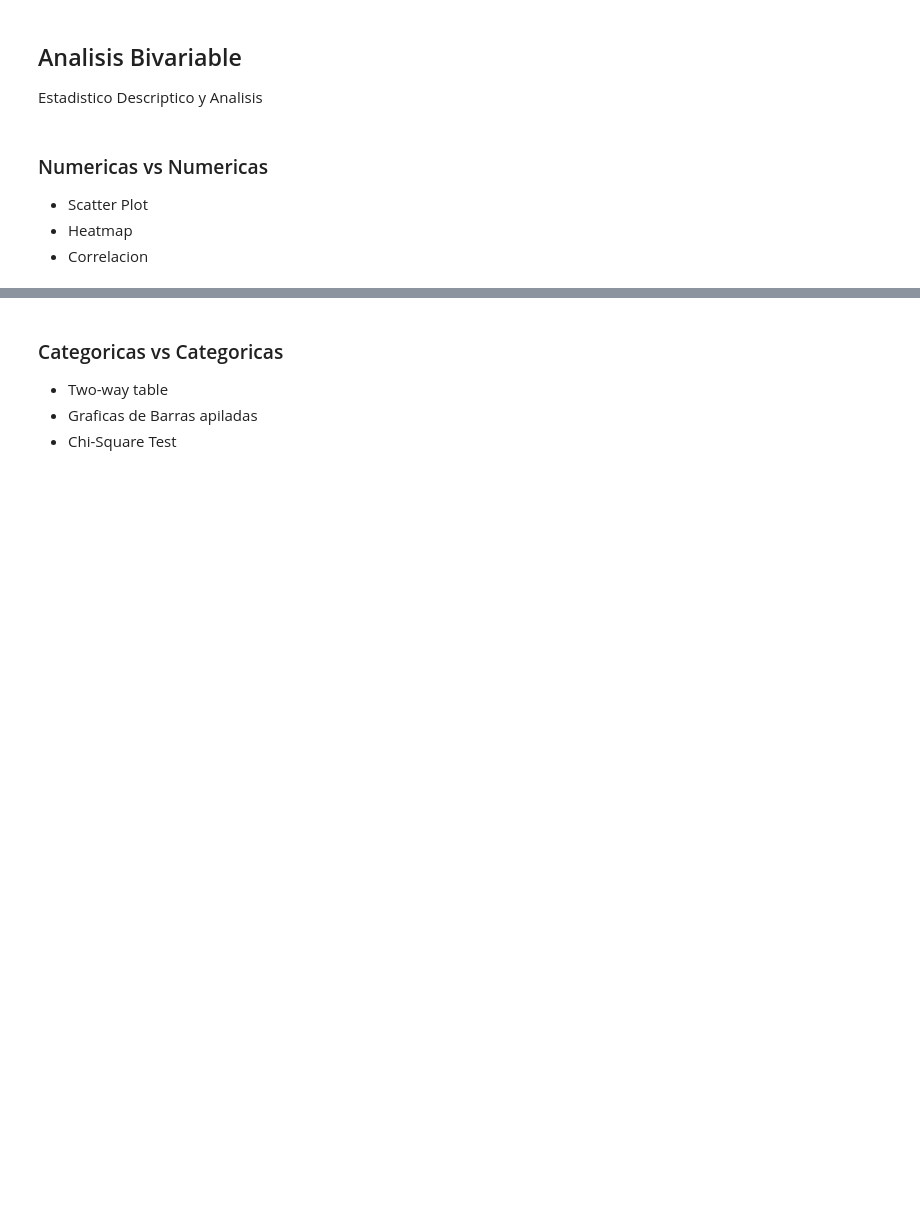
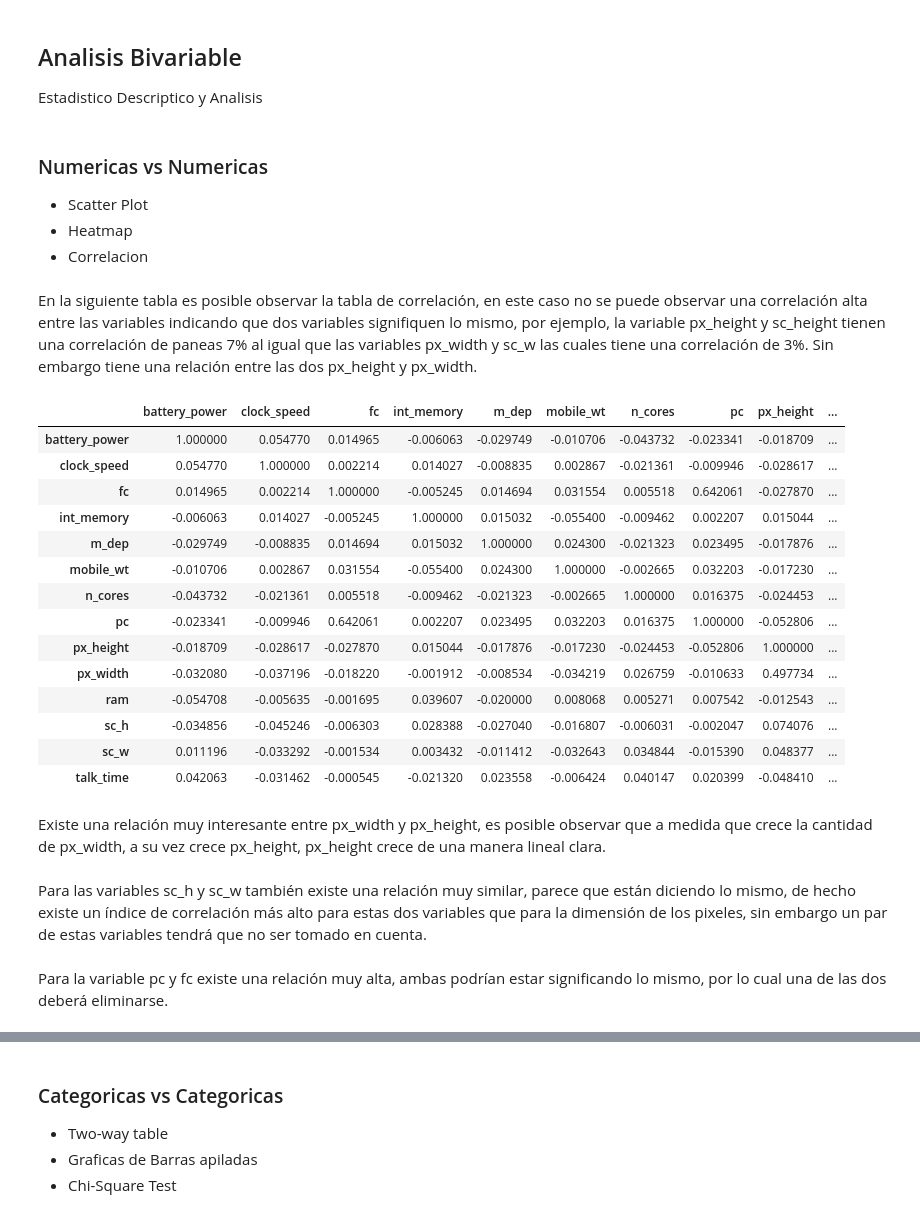
Before and after one commit to felipe9508/phone_price_classification, a Jupyter notebook: notebooks/Plantilla_Trabajo_Final_Datos.ipynb, the cells around one changed output, grey strips where cells are left out. Saved outputs shown, nothing was run; the diff lists cells and outputs as text; code cells hidden in the pictures; blank space fills up the shorter version.

```diff
--- a/notebooks/Plantilla_Trabajo_Final_Datos.ipynb
+++ b/notebooks/Plantilla_Trabajo_Final_Datos.ipynb
@@ -672,3 +676,5 @@ Minimo  | Varianza   |
 Maximo  | Desviacion Estandard |
    .    | Skewness   |
  .      | Kurtosis   |
+# %%
+numeric_columns = ["battery_power", "clock_speed", "fc", "int_memory", "m_dep", "mobile_wt", "n_cores", "pc", "px_height", "px_width", "ram", "sc_h", "sc_w", "talk_time"]
@@ -674,0 +742,5 @@ Maximo  | Desviacion Estandard |
+# %%
+primary_temp_description = data_train[numeric_columns[0]].describe()
+min = primary_temp_description[3]
+data_train.loc[((data_train[numeric_columns[0]] <= min)), [numeric_columns[0]]] = np.nan
+data_train = data_train.dropna()
@@ -677,3 +1032,6 @@ Maximo  | Desviacion Estandard |
 - Numero de elementos por categoria
 - Porcentaje de elementos por categoria
 - Graficos de barras
+# %%
+categorical_columns = list(columns_set - set(numeric_columns))
+categorical_columns.append(numeric_columns[6])
@@ -679,0 +1150,6 @@ Maximo  | Desviacion Estandard |
+# %%
+data_train[categorical_columns[4]].replace('nhbgvfrtd 56gyub', np.nan, inplace=True)
+data_train[categorical_columns[4]].replace('??????', np.nan, inplace=True)
+data_train[categorical_columns[4]].replace('5285988458456.0', np.nan, inplace=True)
+data_train[categorical_columns[4]].replace('-948961565145.0', np.nan, inplace=True)
+data_train[categorical_columns[4]] = data_train[categorical_columns[4]].astype('float')
@@ -685,3 +1234,25 @@ Estadistico Descriptico y Analisis
 - Scatter Plot
 - Heatmap
 - Correlacion
+# %% [markdown]
+En la siguiente tabla es posible observar la tabla de correlación, en este caso no se puede observar una correlación alta entre las variables indicando que dos variables signifiquen lo mismo, por ejemplo, la variable px_height y sc_height tienen una correlación de paneas 7% al igual que las variables px_width y sc_w las cuales tiene una correlación de 3%. Sin embargo tiene una relación entre las dos px_height y px_width.
+# %%
+data_train[numeric_columns].corr()
+# %% [output]
+|  | battery_power | clock_speed | fc | int_memory | m_dep | mobile_wt | n_cores | pc | px_height | ... |
+| battery_power | 1.000000 | 0.054770 | 0.014965 | -0.006063 | -0.029749 | -0.010706 | -0.043732 | -0.023341 | -0.018709 | ... |
+| clock_speed | 0.054770 | 1.000000 | 0.002214 | 0.014027 | -0.008835 | 0.002867 | -0.021361 | -0.009946 | -0.028617 | ... |
+| fc | 0.014965 | 0.002214 | 1.000000 | -0.005245 | 0.014694 | 0.031554 | 0.005518 | 0.642061 | -0.027870 | ... |
+| int_memory | -0.006063 | 0.014027 | -0.005245 | 1.000000 | 0.015032 | -0.055400 | -0.009462 | 0.002207 | 0.015044 | ... |
+| m_dep | -0.029749 | -0.008835 | 0.014694 | 0.015032 | 1.000000 | 0.024300 | -0.021323 | 0.023495 | -0.017876 | ... |
+| mobile_wt | -0.010706 | 0.002867 | 0.031554 | -0.055400 | 0.024300 | 1.000000 | -0.002665 | 0.032203 | -0.017230 | ... |
+| n_cores | -0.043732 | -0.021361 | 0.005518 | -0.009462 | -0.021323 | -0.002665 | 1.000000 | 0.016375 | -0.024453 | ... |
+| pc | -0.023341 | -0.009946 | 0.642061 | 0.002207 | 0.023495 | 0.032203 | 0.016375 | 1.000000 | -0.052806 | ... |
+| px_height | -0.018709 | -0.028617 | -0.027870 | 0.015044 | -0.017876 | -0.017230 | -0.024453 | -0.052806 | 1.000000 | ... |
+| px_width | -0.032080 | -0.037196 | -0.018220 | -0.001912 | -0.008534 | -0.034219 | 0.026759 | -0.010633 | 0.497734 | ... |
+| ram | -0.054708 | -0.005635 | -0.001695 | 0.039607 | -0.020000 | 0.008068 | 0.005271 | 0.007542 | -0.012543 | ... |
+| sc_h | -0.034856 | -0.045246 | -0.006303 | 0.028388 | -0.027040 | -0.016807 | -0.006031 | -0.002047 | 0.074076 | ... |
+| sc_w | 0.011196 | -0.033292 | -0.001534 | 0.003432 | -0.011412 | -0.032643 | 0.034844 | -0.015390 | 0.048377 | ... |
+| talk_time | 0.042063 | -0.031462 | -0.000545 | -0.021320 | 0.023558 | -0.006424 | 0.040147 | 0.020399 | -0.048410 | ... |
+# %% [markdown]
+Existe una relación muy interesante entre px_width y px_height, es posible observar que a medida que crece la cantidad de px_width, a su vez crece px_height, px_height crece de una manera lineal clara.
@@ -687,0 +1262,2 @@ Estadistico Descriptico y Analisis
+# %% [markdown]
+Para las variables sc_h y sc_w también existe una relación muy similar, parece que están diciendo lo mismo, de hecho existe un índice de correlación más alto para estas dos variables que para la dimensión de los pixeles, sin embargo un par de estas variables tendrá que no ser tomado en cuenta.
@@ -687,0 +1267,2 @@ Estadistico Descriptico y Analisis
+# %% [markdown]
+Para la variable pc y fc existe una relación muy alta, ambas podrían estar significando lo mismo, por lo cual una de las dos deberá eliminarse.
```
Also changed, not shown: parts of 75 cells of this notebook, 4 other files.
